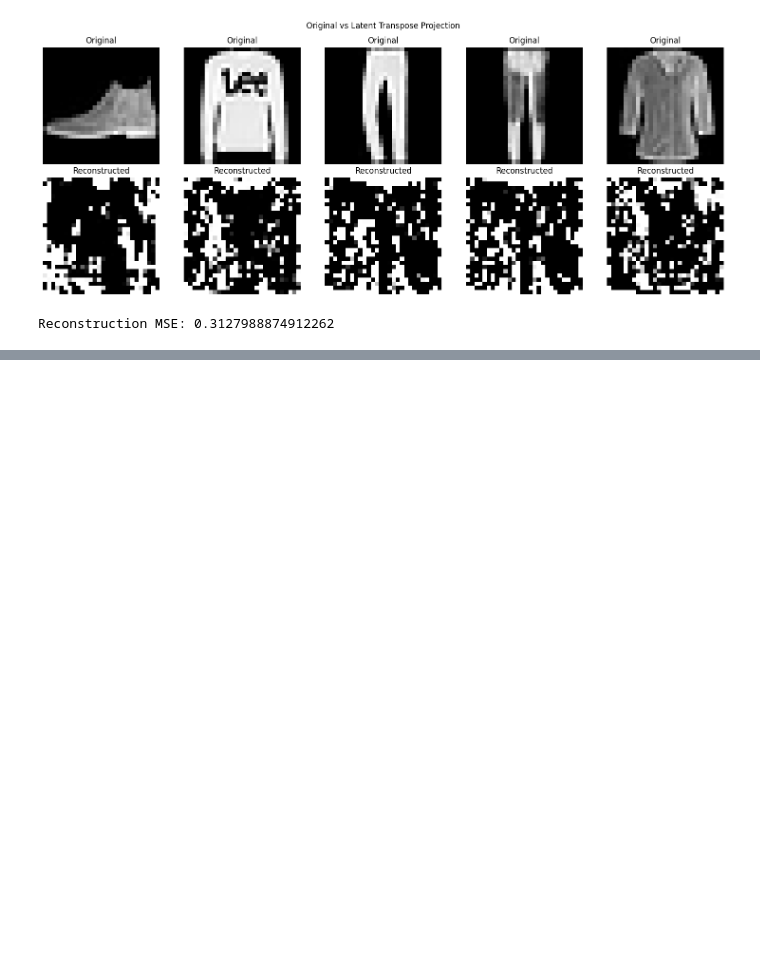
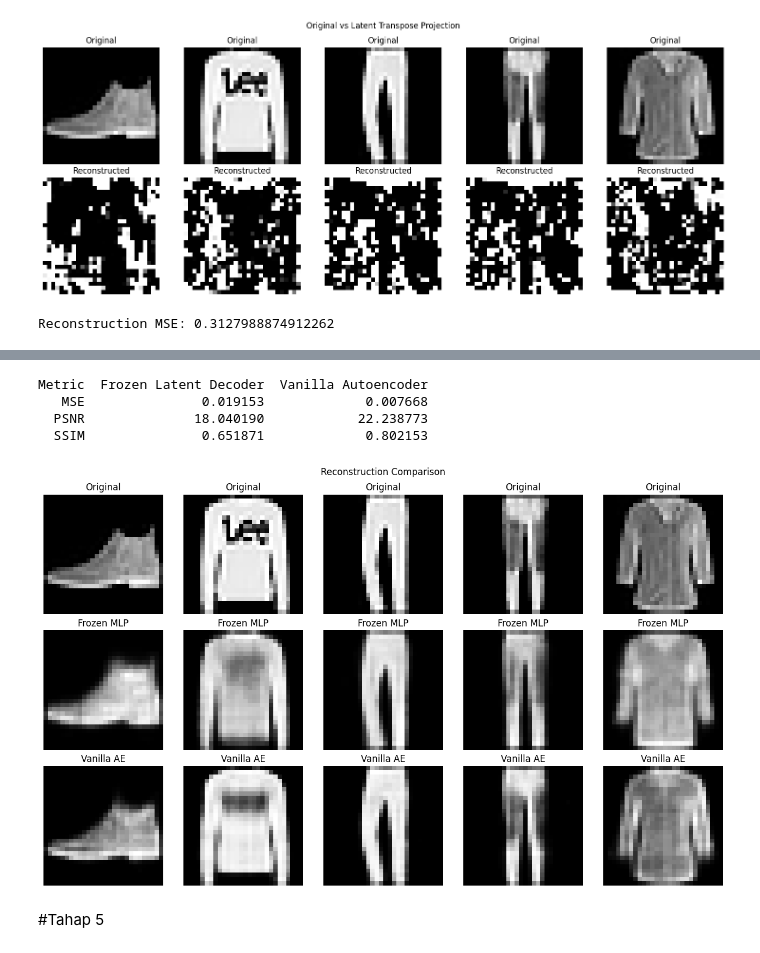
Before and after one commit to aong2hehms/DL_Session7, a Jupyter notebook: Tugas_DL.ipynb, the cells around one changed output, grey strips where cells are left out. Saved outputs shown, nothing was run; the diff lists cells and outputs as text; code cells hidden in the pictures; blank space fills up the shorter version.

Commit message:
Tahap 5

```diff
--- a/Tugas_DL.ipynb
+++ b/Tugas_DL.ipynb
@@ -257,0 +306,19 @@ Reconstruction MSE: 0.3127988874912262
+# %%
+#Membuat decoder baru MLP
+class MLPDecoder(nn.Module):
+
+    def __init__(self):
+        super(MLPDecoder, self).__init__()
+
+        self.fc1 = nn.Linear(64, 256)
+        self.fc2 = nn.Linear(256, 784)
+
+        self.relu = nn.ReLU()
+        self.sigmoid = nn.Sigmoid()
+
+    def forward(self, z):
+
+        x = self.relu(self.fc1(z))
+        x = self.sigmoid(self.fc2(x))
+
+        return x
@@ -257,0 +572,53 @@ Reconstruction MSE: 0.3127988874912262
+# %%
+import pandas as pd
+
+results = pd.DataFrame({
+    "Metric": ["MSE", "PSNR", "SSIM"],
+    "Frozen Latent Decoder": [
+        mlp_metrics["MSE"],
+        mlp_metrics["PSNR"],
+        mlp_metrics["SSIM"]
+    ],
+    "Vanilla Autoencoder": [
+        ae_metrics["MSE"],
+        ae_metrics["PSNR"],
+        ae_metrics["SSIM"]
+    ]
+})
+
+print(results.to_string(index=False))
+# %% [output]
+Metric  Frozen Latent Decoder  Vanilla Autoencoder
+   MSE               0.019153             0.007668
+  PSNR              18.040190            22.238773
+  SSIM               0.651871             0.802153
+# %%
+fig, axes = plt.subplots(3, 5, figsize=(13, 8))
+
+for i in range(5):
+
+    original = x_test[i].reshape(28, 28).numpy()
+
+    mlp_image = reconstructed_mlp[i].reshape(28, 28).numpy()
+
+    ae_image = reconstructed_ae[i].reshape(28, 28).numpy()
+
+    axes[0, i].imshow(original, cmap="gray")
+    axes[0, i].set_title("Original")
+
+    axes[1, i].imshow(mlp_image, cmap="gray")
+    axes[1, i].set_title("Frozen MLP")
+
+    axes[2, i].imshow(ae_image, cmap="gray")
+    axes[2, i].set_title("Vanilla AE")
+
+    for j in range(3):
+        axes[j, i].axis("off")
+
+plt.suptitle("Reconstruction Comparison")
+plt.tight_layout()
+plt.show()
+# %% [output]
+[figure, added]
+# %% [markdown]
+#Tahap 5
```
Also changed, not shown: parts of 10 cells of this notebook.
